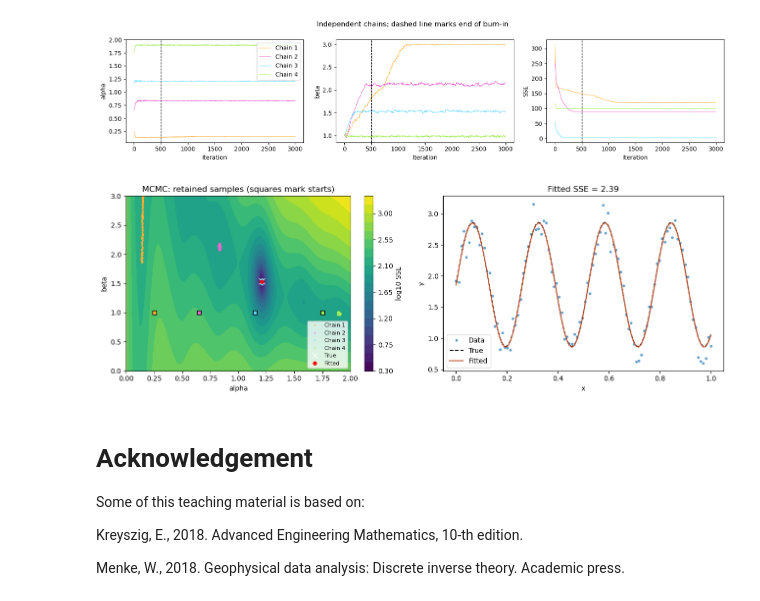
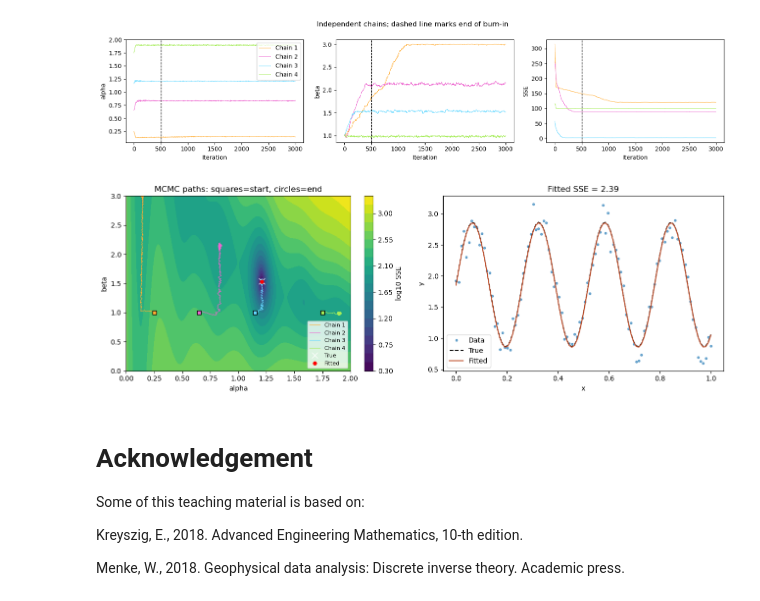
Before and after one commit to jinwar/GeophysicsComputing_GPGN436536, a Jupyter notebook: 09_Regression.ipynb, the cells around one changed output. Saved outputs shown, nothing was run; the diff lists cells and outputs as text; code cells hidden in the pictures.

Commit message:
Show full MCMC chain migration paths with start and end markers

```diff
--- a/09_Regression.ipynb
+++ b/09_Regression.ipynb
@@ -729,8 +711,10 @@ def plot_nonlinear(points, estimate, title, connect=False, starts=None):
     else:
         for i, (chain, start) in enumerate(zip(points, starts)):
             color = chain_colors[i % len(chain_colors)]
-            axes[0].plot(chain[:, 0], chain[:, 1], '.', ms=2, color=color,
+            path = np.vstack([start, chain])
+            axes[0].plot(path[:, 0], path[:, 1], '-', lw=0.8, color=color,
                          label=f'Chain {i+1}')
+            axes[0].plot(*path[-1], 'o', color=color, ms=4)
             axes[0].plot(*start, 's', color=color, markeredgecolor='black', ms=6)
     axes[0].plot(true_p1, true_p2, 'wx', ms=9, label='True')
     axes[0].plot(*estimate, 'ro', ms=5, label='Fitted')
@@ -1101,10 +1085,10 @@ plt.show()
 # %% [output]
 [figure]
 # %%
-# Reuse the shared error map and plotting function; samples are dots, not connected paths.
-plot_nonlinear(samples, best, 'MCMC: retained samples (squares mark starts)', starts=starts)
+# Reuse the shared error map; show each full migration path, including burn-in.
+plot_nonlinear(chains, best, 'MCMC paths: squares=start, circles=end', starts=starts)
 # %% [output]
-[figure, old version]
+[figure, new version]
 # %% [markdown]
 # Acknowledgement
 
```
Also changed, not shown: parts of 8 cells of this notebook.
